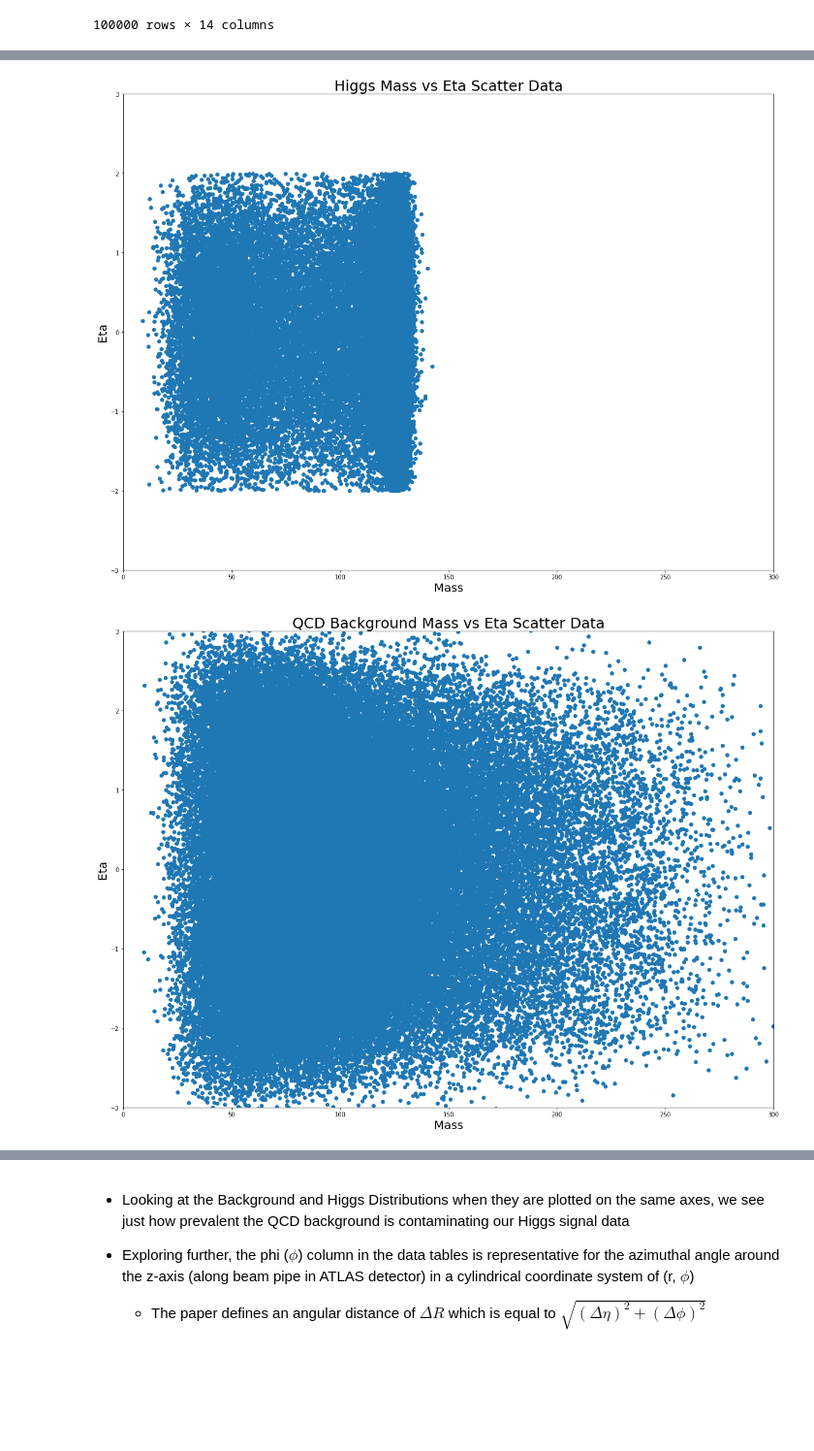
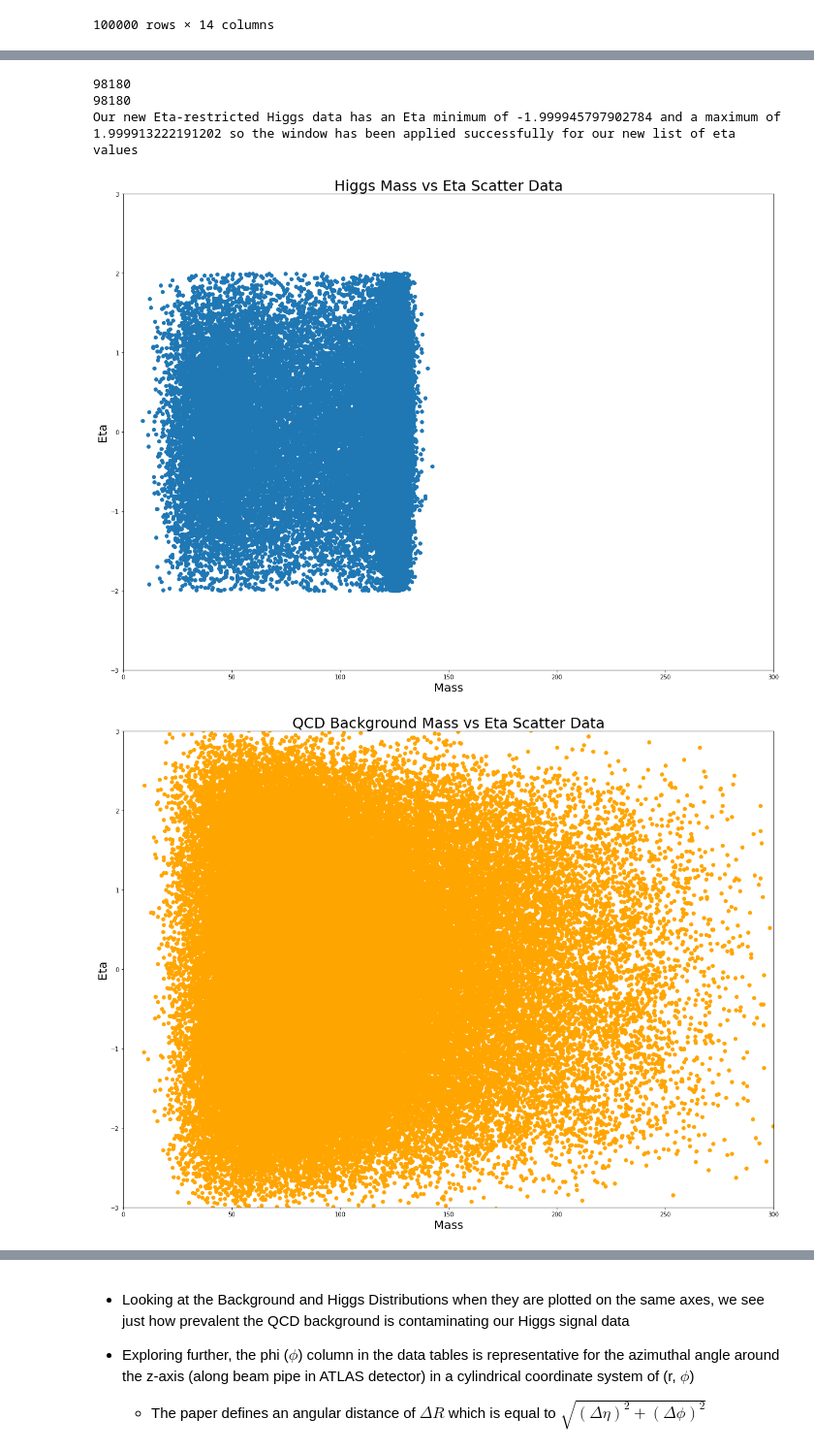
Before and after one commit to jbc1216/434-Portfolio, a Jupyter notebook: FinchCarr_Lab05.ipynb, the cells around one changed output, grey strips where cells are left out. Shown at 97% size. Saved outputs shown, nothing was run; the diff lists cells and outputs as text; code cells hidden in the pictures; blank space fills up the shorter version.

```diff
--- a/FinchCarr_Lab05.ipynb
+++ b/FinchCarr_Lab05.ipynb
@@ -152,24 +234,52 @@ Our new Eta-restricted Higgs data has an Eta minimum of -1.999945797902784 and a
 # %%
+# We also want to apply Eta window to be 2.0 or less for Higgs data for a separate plot
+hEta2 = []
+mwEta = []
+for i in range(len(hEta)):
+    if np.abs(hEta[i]) <= 2.0:
+        hEta2.append(hEta[i])
+        mwEta.append(hMassSort[i])
+print(len(hEta2))
+print(len(mwEta))
+print(f'Our new Eta-restricted Higgs data has an Eta minimum of {min(hEta2)}'
+      f' and a maximum of {max(hEta2)} so the window has been applied successfully'
+      f' for our new list of eta values')
+
+# Let's plot the Mass vs. Eta scatter plots
 fig, ax = plt.subplots(1,1)
 #plt.yscale('log')
 ax.scatter(mwEta, hEta2)
 plt.xlabel('Mass', size=20)
 plt.ylabel('Eta', size=20)
 plt.xlim(0,300)
 plt.ylim(-3,3)
 plt.title('Higgs Mass vs Eta Scatter Data', size=25)
 
 # Do the same for the background data
 fig, ax = plt.subplots(1,1)
 #plt.yscale('log')
-ax.scatter(qcdMass, qcdETA)
+ax.scatter(qMass, qEta, color='orange')
 plt.xlabel('Mass', size =20)
 plt.ylabel('Eta', size=20)
 plt.xlim(0,300)
 plt.ylim(-3,3)
 plt.title('QCD Background Mass vs Eta Scatter Data', size=25)
 
+#Histogram of Eta Probabilities
+fig, ax = plt.subplots(1,1)
+ax.hist(hEta, bins = 200, alpha=0.75, label='Higgs Eta', density=True)
+ax.hist(qEta, bins = 200, color='orange', alpha=0.75, label='QCD Eta', density=True)
+ax.tick_params(axis='x', labelsize=20)
+ax.tick_params(axis='y', labelsize=20)
+ax.set_xlabel('Eta Values', size = 25)
+plt.yscale('log')
+ax.set_title('Higgs and QCD: Eta Probability Distribution', size = 35)
+ax.legend(loc = 'best', fontsize = 'xx-large')
+
 plt.show()
 # %% [output]
+98180
+98180
+Our new Eta-restricted Higgs data has an Eta minimum of -1.999945797902784 and a maximum of 1.999913222191202 so the window has been applied successfully for our new list of eta values
 [figure]
-[figure, old version]
+[figure, new version]
```
Also changed, not shown: parts of 23 cells of this notebook.
